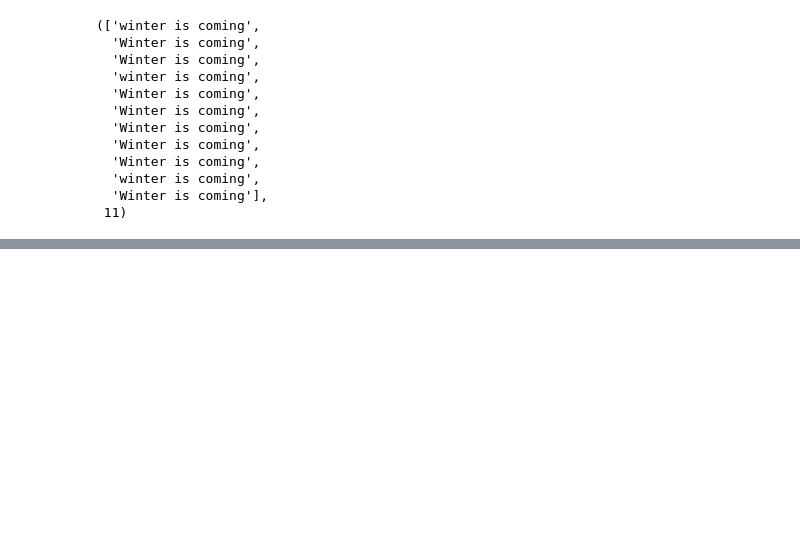
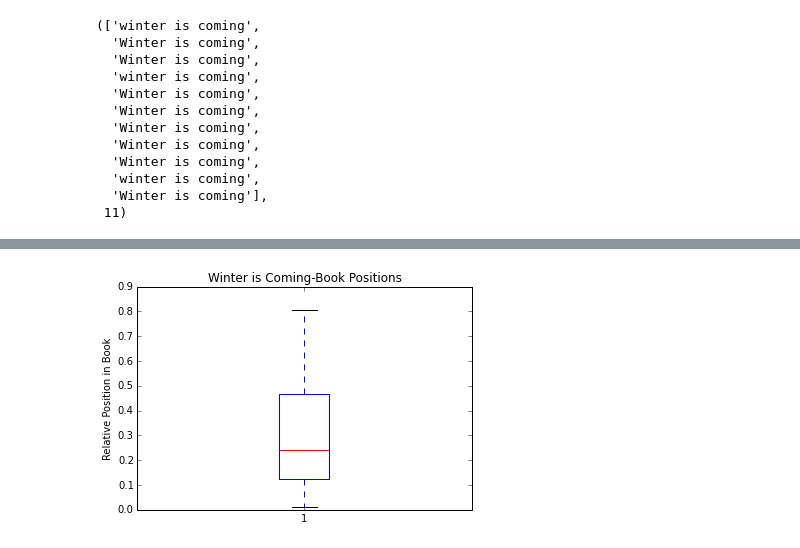
Before and after one commit to jakyzhu/computing_workshops, a Jupyter notebook: workshop_1/GoT.ipynb, the cells around one changed output, grey strips where cells are left out. Drawn from its saved outputs; the diff is of its cells as text; code cells hidden in the pictures; blank space fills up the shorter version.

```diff
--- a/workshop_1/GoT.ipynb
+++ b/workshop_1/GoT.ipynb
@@ -157,0 +190,7 @@ IOError: [Errno 2] No such file or directory: u'/Users/Adam/anaconda/lib/python2
+# %%
+Starks= "[Ww][Ii][Nn][Tt][Ee][Rr] [Ii][Ss] [Cc][Oo][Mm][Ii][Nn][Gg]"
+Lannisters = "[Aa] [Ll]annister [Aa]lways [Pp]ays [Hh]is debts"
+Lannister_actual = "[Hh]ear [Mm]e [Rr]oar!"
+# %%
+search_string = re.compile(Starks)
+find = search_string.search(book_string)
@@ -157,0 +201,3 @@ IOError: [Errno 2] No such file or directory: u'/Users/Adam/anaconda/lib/python2
+# %%
+for position in search_string.finditer(book_string):
+    print position.start()
@@ -157,0 +216,2 @@ IOError: [Errno 2] No such file or directory: u'/Users/Adam/anaconda/lib/python2
+# %%
+Stark_Positions = [position.start()/len(book_string) for position in search_string.finditer(book_string)]
@@ -157,0 +222,7 @@ IOError: [Errno 2] No such file or directory: u'/Users/Adam/anaconda/lib/python2
+# %%
+plt.boxplot(Stark_Positions)
+plt.title("Winter is Coming-Book Positions")
+plt.ylabel("Relative Position in Book")
+plt.show()
+# %% [output]
+[figure, added]
```
Also changed, not shown: parts of 30 cells of this notebook, 2 other files.
